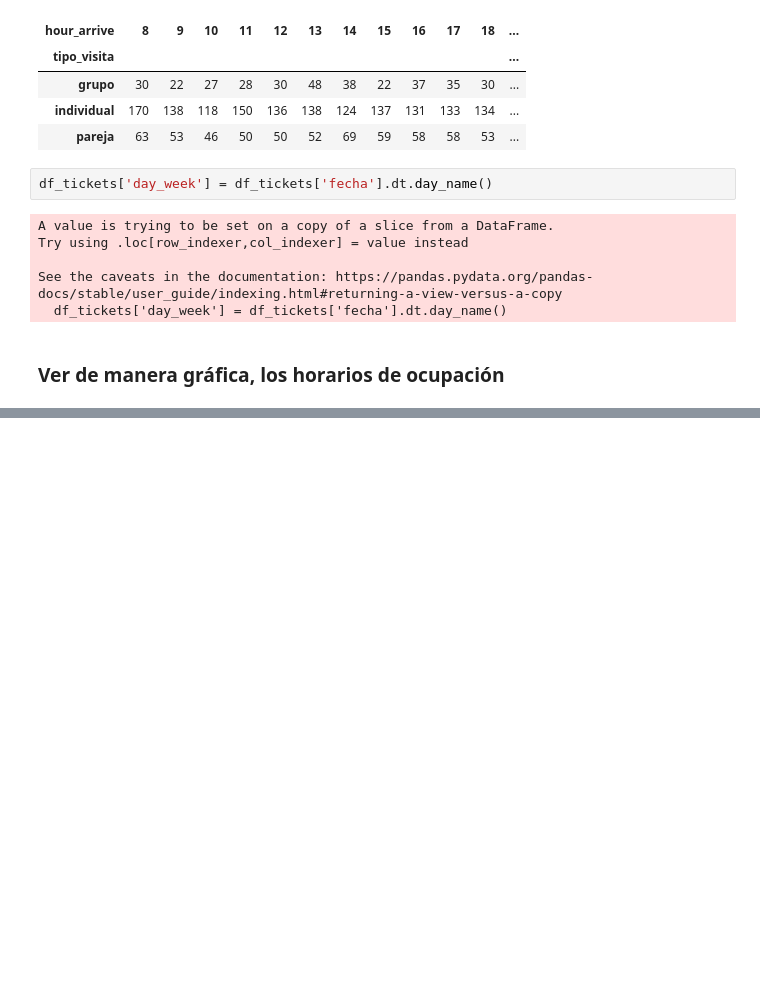
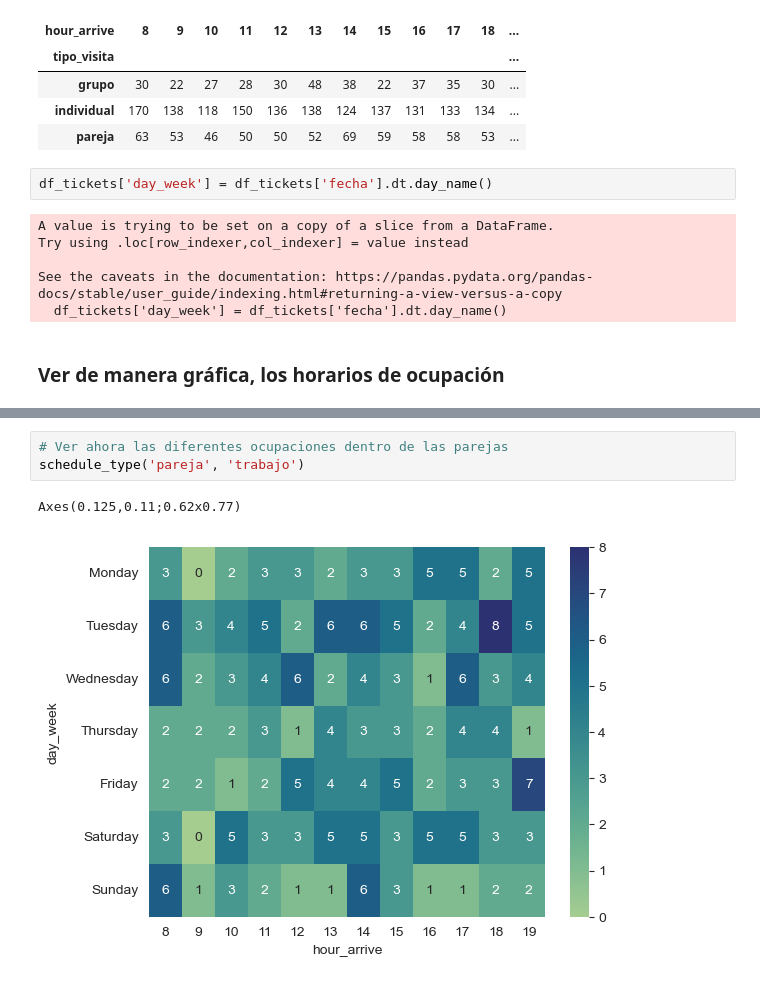
Before and after one commit to leon-mtz07/An-lisis-del-Comportamiento-de-Clientes-en-un-Espacio-de-Trabajo-y-Estudio, a Jupyter notebook: data-analysis.ipynb, the cells around one changed output, grey strips where cells are left out. Saved outputs shown, nothing was run; the diff lists cells and outputs as text; blank space fills up the shorter version.

```diff
--- a/data-analysis.ipynb
+++ b/data-analysis.ipynb
@@ -186,0 +185,6 @@ Axes(0.125,0.11;0.62x0.77)
+# %%
+# Ver ahora las diferentes ocupaciones dentro de las parejas
+schedule_type('pareja', 'trabajo')
+# %% [output]
+Axes(0.125,0.11;0.62x0.77)
+[figure, added]
```
Also changed, not shown: parts of 40 cells of this notebook.
